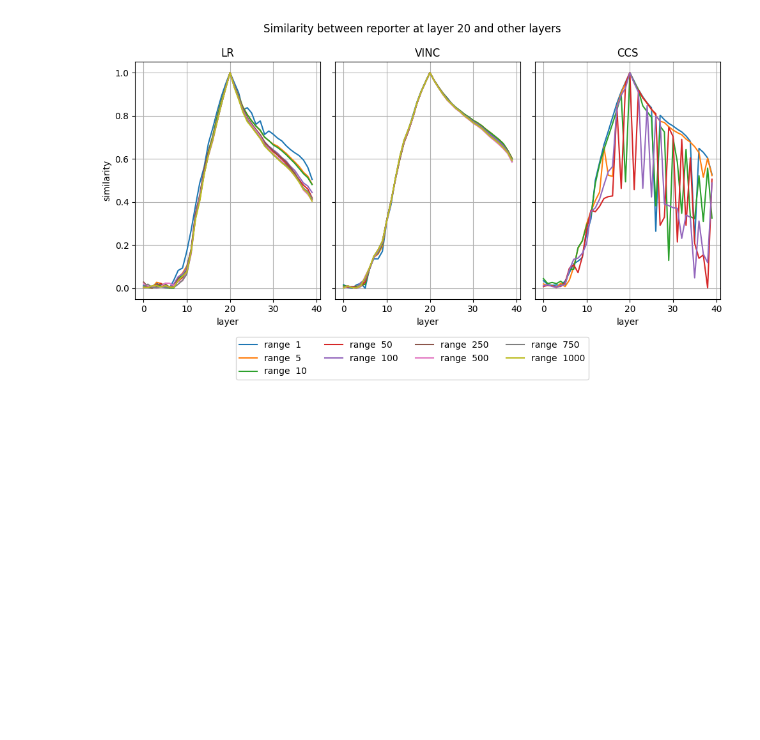
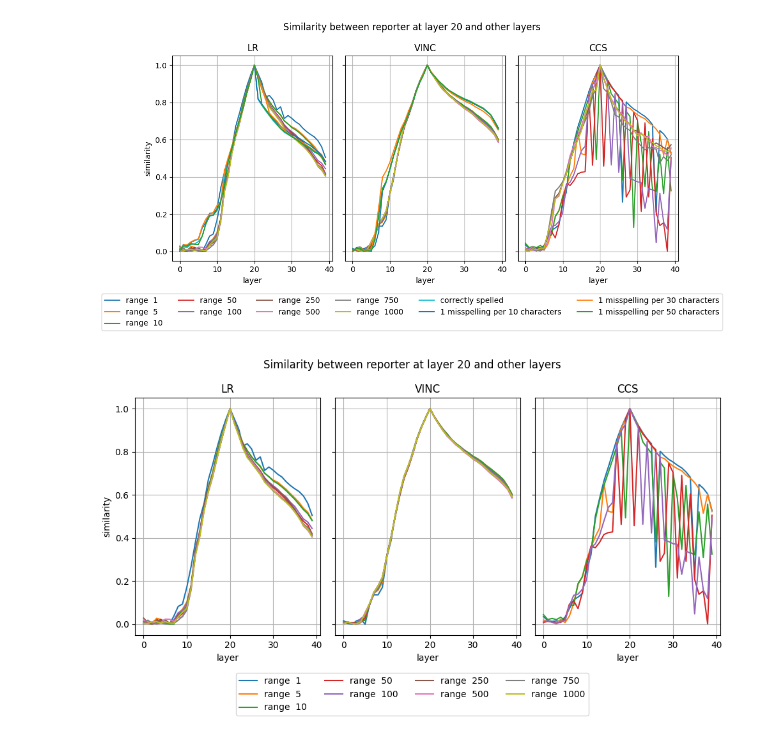
Before and after one commit to EleutherAI/elk, a Jupyter notebook: elk/results/arith_test_similarity.ipynb, the cells around one changed output. Drawn from its saved outputs; the diff is of its cells as text; code cells hidden in the pictures; blank space fills up the shorter version.

```diff
--- a/elk/results/arith_test_similarity.ipynb
+++ b/elk/results/arith_test_similarity.ipynb
@@ -82,3 +125,77 @@ for d in d_array:
+# %%
+fig, axs = plt.subplots(ncols=3, figsize=(10, 5), sharey = True)
+
+# Set big title for the whole figure
+fig.suptitle("Similarity between reporter at layer 20 and other layers")
+
+ax = axs[0]
+ax.set_title(fr"LR")
+ax.set_xlabel("layer")
+ax.set_ylabel("similarity")
+ax.grid(True)
+
+for d in d_array:
+    dataset = f'arith{d}'
+    ax.plot(layers_arr, np.absolute(sim[(dataset, f'lr-{d}-layer20')]), label=f"range  {d}")
+
+for d in [0,10,30,50]:
+
+    dataset = f'imdb_misspelled_{d}'
+    if d == 0:
+        ax.plot(layers_arr, np.absolute(sim[(dataset, f'lr-{d}-layer20')]), label = "correctly spelled")
+
+    else:
+        ax.plot(layers_arr, np.absolute(sim[(dataset, f'lr-{d}-layer20')]), label = f"1 misspelling per {d} characters")
+
+
+handles, labels = axs[0].get_legend_handles_labels()  # Assuming all subplots have the same legend
+fig.legend(handles, labels, bbox_to_anchor=(0.5,-0.15), loc='lower center', ncol=len(labels)/2)
+
+# Adjust the layout to make room for the legend
+fig.subplots_adjust(bottom = 0.2)
+
+fig.tight_layout(pad=2)
+
+ax = axs[1]
+ax.set_title(fr"VINC")
+ax.set_xlabel("layer")
+ax.grid(True)
+
+for d in d_array:
+    dataset = f'arith{d}'
+    ax.plot(layers_arr, np.absolute(sim[(dataset, f'vinc-{d}-layer20')]), label=f"range  {d}")
+
+for d in [0,10,30,50]:
+
+    dataset = f'imdb_misspelled_{d}'
+    if d == 0:
+        ax.plot(layers_arr, np.absolute(sim[(dataset, f'vinc-{d}-layer20')]), label = "correctly spelled")
+
+    else:
+        ax.plot(layers_arr, np.absolute(sim[(dataset, f'vinc-{d}-layer20')]), label = f"1 misspelling per {d} characters")
+
+ax = axs[2]
+ax.set_title(fr"CCS")
+ax.set_xlabel("layer")
+ax.grid(True)
+
+for d in [1,10,100,500,1000]:
+    dataset = f'arith{d}'
+    ax.plot(layers_arr, np.absolute(sim[(dataset, f'ccs-{d}-layer20')]), label=f"range {d}")
+
+for d in [0,10,30,50]:
+
+    dataset = f'imdb_misspelled_{d}'
+    if d == 0:
+        ax.plot(layers_arr, np.absolute(sim[(dataset, f'ccs-{d}-layer20')]), label = "correctly spelled")
+
+    else:
+        ax.plot(layers_arr, np.absolute(sim[(dataset, f'ccs-{d}-layer20')]), label = f"1 misspelling per {d} characters")
+
+plt.tight_layout()
+plt.show()
+# %% [output]
+[figure, added]
 # %%
 fig, axs = plt.subplots(ncols=3, figsize=(10, 5), sharey = True)
 
```
Also changed, not shown: parts of 4 cells of this notebook.
